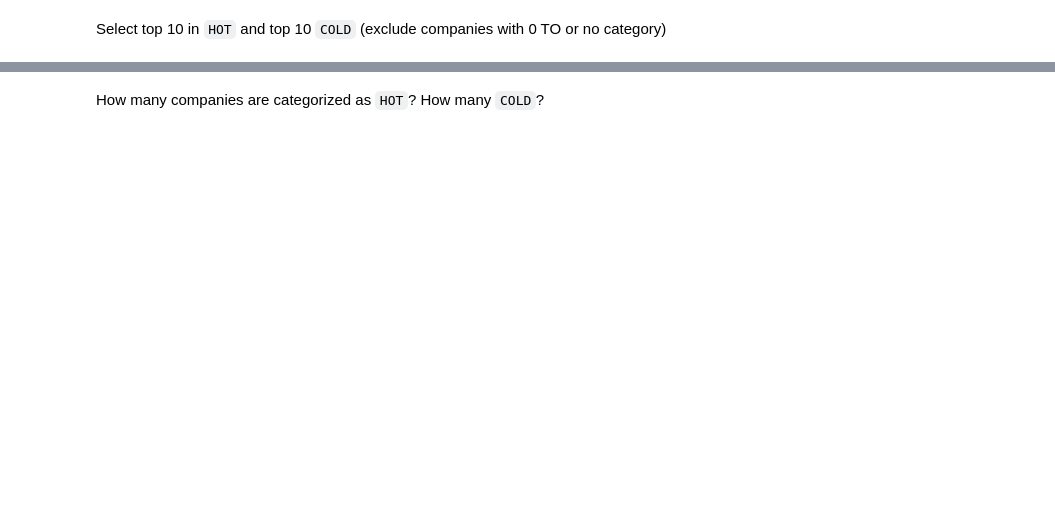
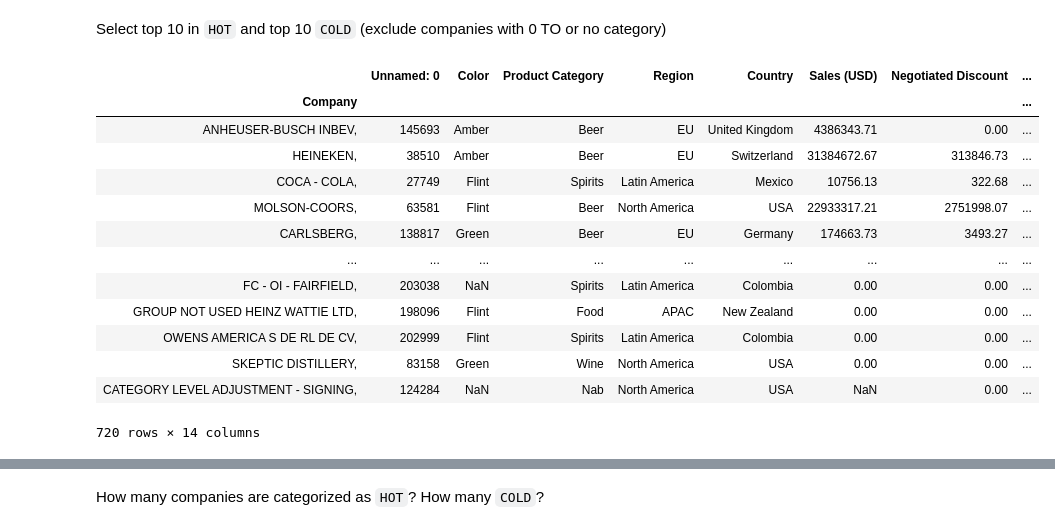
Before and after one commit to jajhonrod1620/datascienceO-I, a Jupyter notebook: First homework - Copy/First homework.ipynb, the cells around one changed output, grey strips where cells are left out. Saved outputs shown, nothing was run; the diff lists cells and outputs as text; code cells hidden in the pictures; blank space fills up the shorter version.

```diff
--- a/First homework - Copy/First homework.ipynb
+++ b/First homework - Copy/First homework.ipynb
@@ -112,0 +306,9 @@ Classify them with `HOT` if they buy more tonnes than the median and `COLD` if t
+# %%
+print(clean_df[clean_df['Company'] == 'NOT ASSIGNED,'].shape)
+assign_cp_df = clean_df[(clean_df['Company'] != 'NOT ASSIGNED,') & (clean_df['Company'] !=  ',')]
+assign_cp_df.shape
+print("Individual Sales median :", f"{assign_cp_df['Quantity in TO'].median():,}")
+
+group_list_df = assign_cp_df.groupby('Company')['Quantity in TO']
+sum_group_list_df = assign_cp_df.groupby('Company')['Quantity in TO'].sum()
+type(group_list_df)
@@ -112,0 +319,23 @@ Classify them with `HOT` if they buy more tonnes than the median and `COLD` if t
+# %%
+
+#print (group_list_df.describe())
+cp_sales_median = sum_group_list_df.median()
+list_cp_df = []
+sum_group_list_df
+print("Companies sales median: ", f"{cp_sales_median:,}")
+for item in group_list_df:
+    #print(" ------ Loop Begins ------ ")
+
+    #print (group_list_df.get_group(key), "\n\n")
+    #print(type(item))     # Showing type of the item in grp_obj
+    #print(item[0])        # Region
+    temp_assign_df = assign_cp_df[assign_cp_df['Company'] == item[0]].copy()
+    qualification = "HOT" if item[1].sum() > cp_sales_median else "COLD"
+    temp_assign_df['Sales Company'] = item[1].sum()
+    temp_assign_df['Sales Score'] = qualification
+    list_cp_df.append(temp_assign_df)
+
+    #print(" ------ Loop Ends ------ ")
+
+qualified_cp_df = pd.concat(list_cp_df)
+qualified_cp_df.head()
@@ -116,0 +368,20 @@ Select top 10 in `HOT` and top 10 `COLD` (exclude companies with 0 TO or no cate
+# %%
+hot_qualified_cp_df = qualified_cp_df.sort_values(['Sales Company'], ascending=False)
+
+grp_qualified_cp_df = hot_qualified_cp_df.groupby('Company', sort=False)
+grp_qualified_cp_df.first()
+# %% [output]
+|  | Unnamed: 0 | Color | Product Category | Region | Country | Sales (USD) | Negotiated Discount | ... |
+| Company |  |  |  |  |  |  |  | ... |
+| ANHEUSER-BUSCH INBEV, | 145693 | Amber | Beer | EU | United Kingdom | 4386343.71 | 0.00 | ... |
+| HEINEKEN, | 38510 | Amber | Beer | EU | Switzerland | 31384672.67 | 313846.73 | ... |
+| COCA - COLA, | 27749 | Flint | Spirits | Latin America | Mexico | 10756.13 | 322.68 | ... |
+| MOLSON-COORS, | 63581 | Flint | Beer | North America | USA | 22933317.21 | 2751998.07 | ... |
+| CARLSBERG, | 138817 | Green | Beer | EU | Germany | 174663.73 | 3493.27 | ... |
+| ... | ... | ... | ... | ... | ... | ... | ... | ... |
+| FC - OI - FAIRFIELD, | 203038 | NaN | Spirits | Latin America | Colombia | 0.00 | 0.00 | ... |
+| GROUP NOT USED HEINZ WATTIE LTD, | 198096 | Flint | Food | APAC | New Zealand | 0.00 | 0.00 | ... |
+| OWENS AMERICA S DE RL DE CV, | 202999 | Flint | Spirits | Latin America | Colombia | 0.00 | 0.00 | ... |
+| SKEPTIC DISTILLERY, | 83158 | Green | Wine | North America | USA | 0.00 | 0.00 | ... |
+| CATEGORY LEVEL ADJUSTMENT - SIGNING, | 124284 | NaN | Nab | North America | USA | NaN | 0.00 | ... |
+720 rows × 14 columns
```
Also changed, not shown: parts of 54 cells of this notebook, 7 other files.
